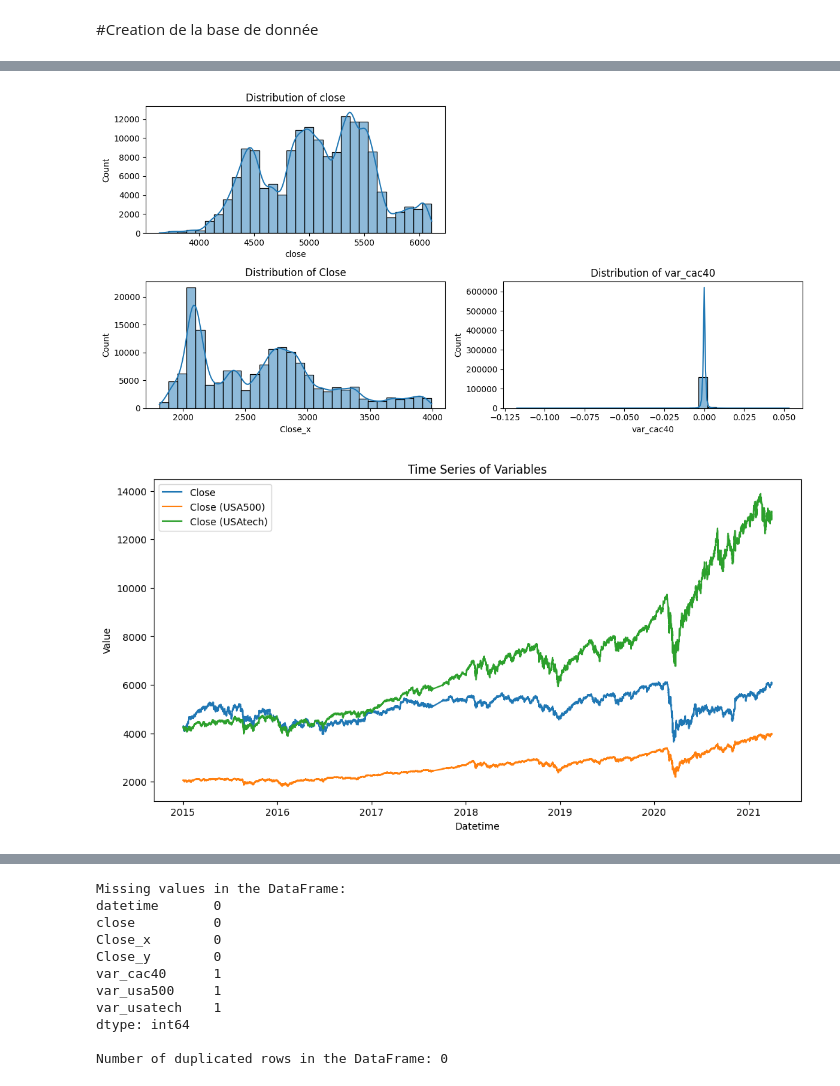
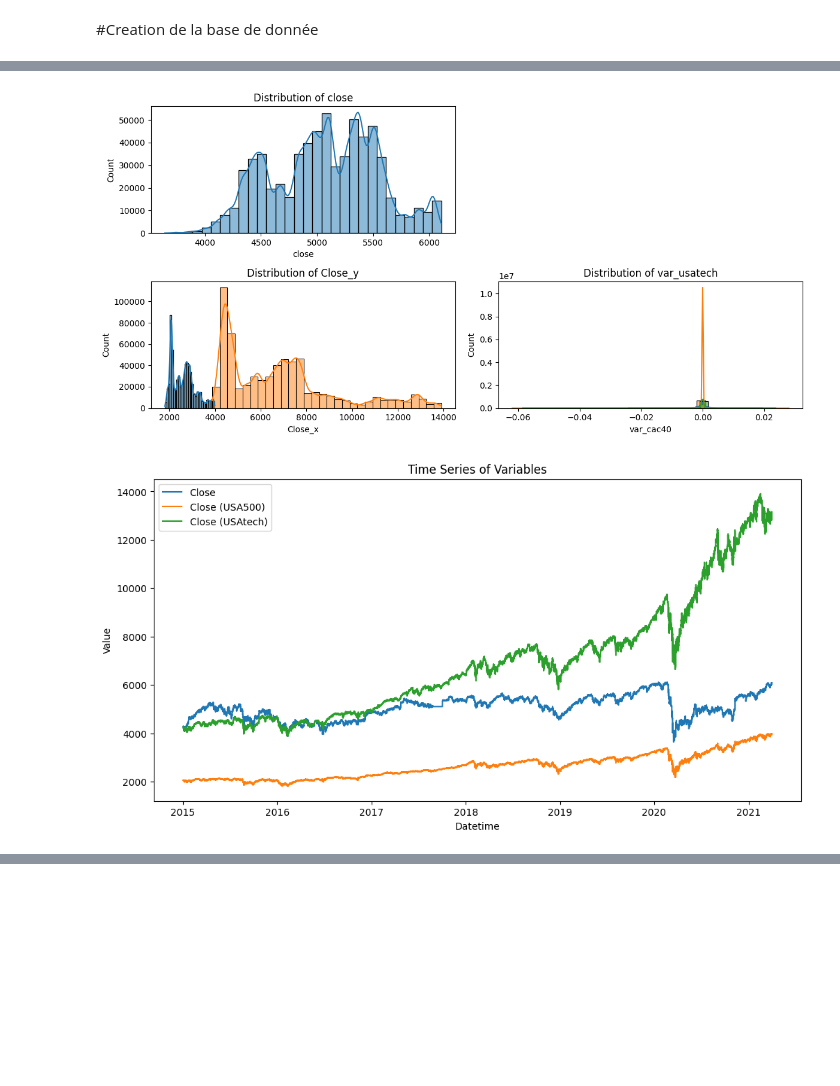
Before and after one commit to Alexandre-dEscrivan/ProjectINGE2, a Jupyter notebook: CreationCSV.ipynb, the cells around one changed output, grey strips where cells are left out. Saved outputs shown, nothing was run; the diff lists cells and outputs as text; code cells hidden in the pictures; blank space fills up the shorter version.

```diff
--- a/CreationCSV.ipynb
+++ b/CreationCSV.ipynb
@@ -207,45 +191,45 @@ plt.show()
 import seaborn as sns
 import matplotlib.pyplot as plt
 
 # Distribution of Variables
 plt.figure(figsize=(12, 6))
 plt.subplot(2, 2, 1)
 sns.histplot(result_df['close'], bins=30, kde=True)
 plt.title('Distribution of close')
 
 plt.subplot(2, 2, 3)
 sns.histplot(result_df['Close_x'], bins=30, kde=True)
-plt.title('Distribution of Close')
+plt.title('Distribution of Close_x')
+
+plt.subplot(2, 2, 3)
+sns.histplot(result_df['Close_y'], bins=30, kde=True)
+plt.title('Distribution of Close_y')
 
 plt.subplot(2, 2, 4)
 sns.histplot(result_df['var_cac40'], bins=30, kde=True)
 plt.title('Distribution of var_cac40')
+
+plt.subplot(2, 2, 4)
+sns.histplot(result_df['var_usa500'], bins=30, kde=True)
+plt.title('Distribution of var_usa500')
+
+plt.subplot(2, 2, 4)
+sns.histplot(result_df['var_usatech'], bins=30, kde=True)
+plt.title('Distribution of var_usatech')
 
 plt.tight_layout()
 plt.show()
 
 # Time Series Analysis
 plt.figure(figsize=(12, 6))
 plt.plot(result_df['datetime'], result_df['close'], label='Close')
 plt.plot(result_df['datetime'], result_df['Close_x'], label='Close (USA500)')
 plt.plot(result_df['datetime'], result_df['Close_y'], label='Close (USAtech)')
 plt.title('Time Series of Variables')
 plt.xlabel('Datetime')
 plt.ylabel('Value')
 plt.legend()
 plt.show()
-
-# Multivariate Analysis
-sns.pairplot(result_df[['close', 'Close_x', 'Close_y', 'var_cac40']])
-plt.title('Pairplot of Variables')
-plt.show()
-
-# Check for Missing Values
-print("\nMissing values in the DataFrame:")
-print(result_df.isnull().sum())
-
-# Check for Duplicated Rows
-print("\nNumber of duplicated rows in the DataFrame:", result_df.duplicated().sum())
 # %% [output]
-[figure, old version]
+[figure, new version]
 [figure]
@@ -253,11 +235,0 @@ print("\nNumber of duplicated rows in the DataFrame:", result_df.duplicated().su
-Missing values in the DataFrame:
-datetime       0
-close          0
-Close_x        0
-Close_y        0
-var_cac40      1
-var_usa500     1
-var_usatech    1
-dtype: int64
-
-Number of duplicated rows in the DataFrame: 0
```
Also changed, not shown: parts of 16 cells of this notebook.
